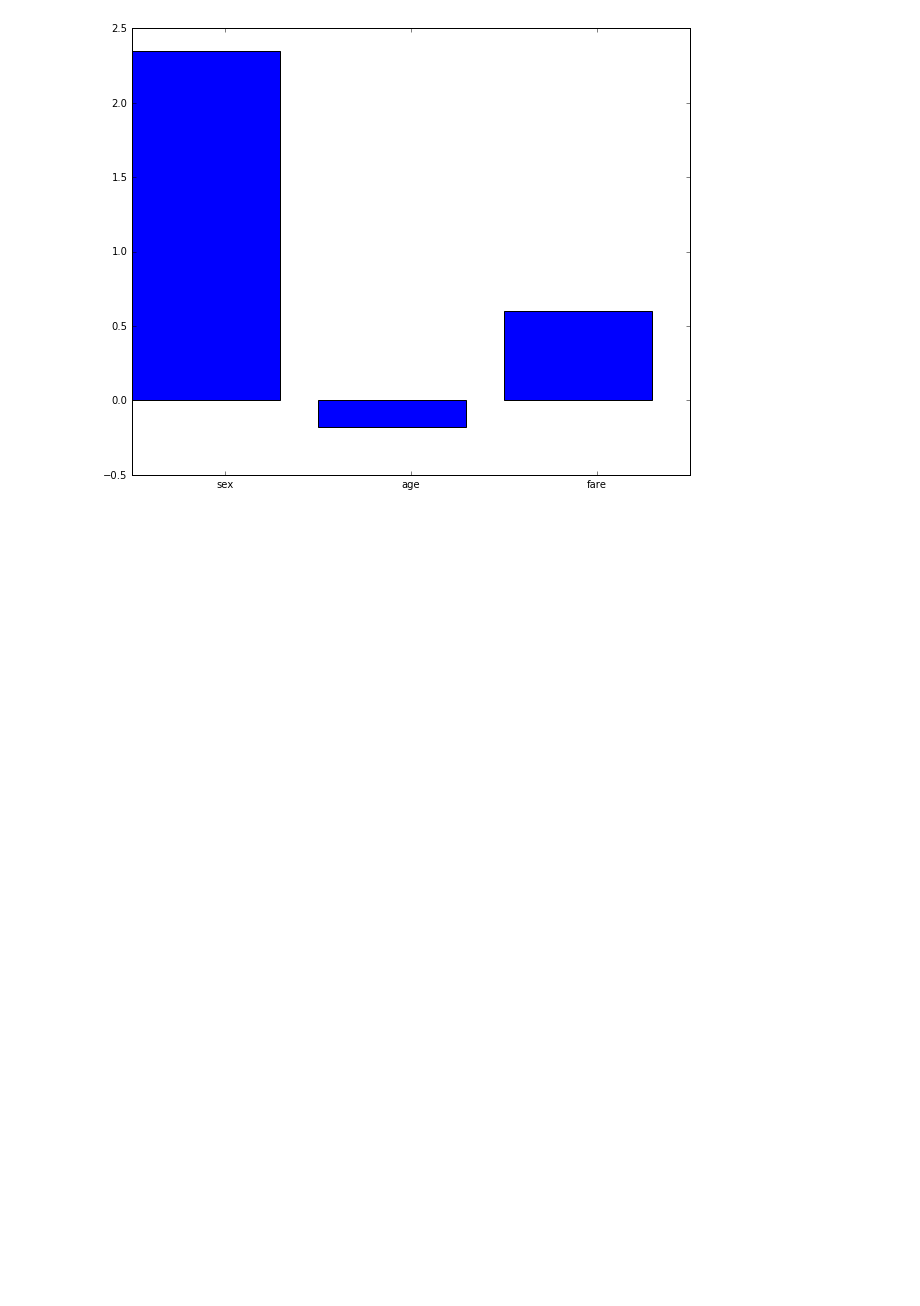
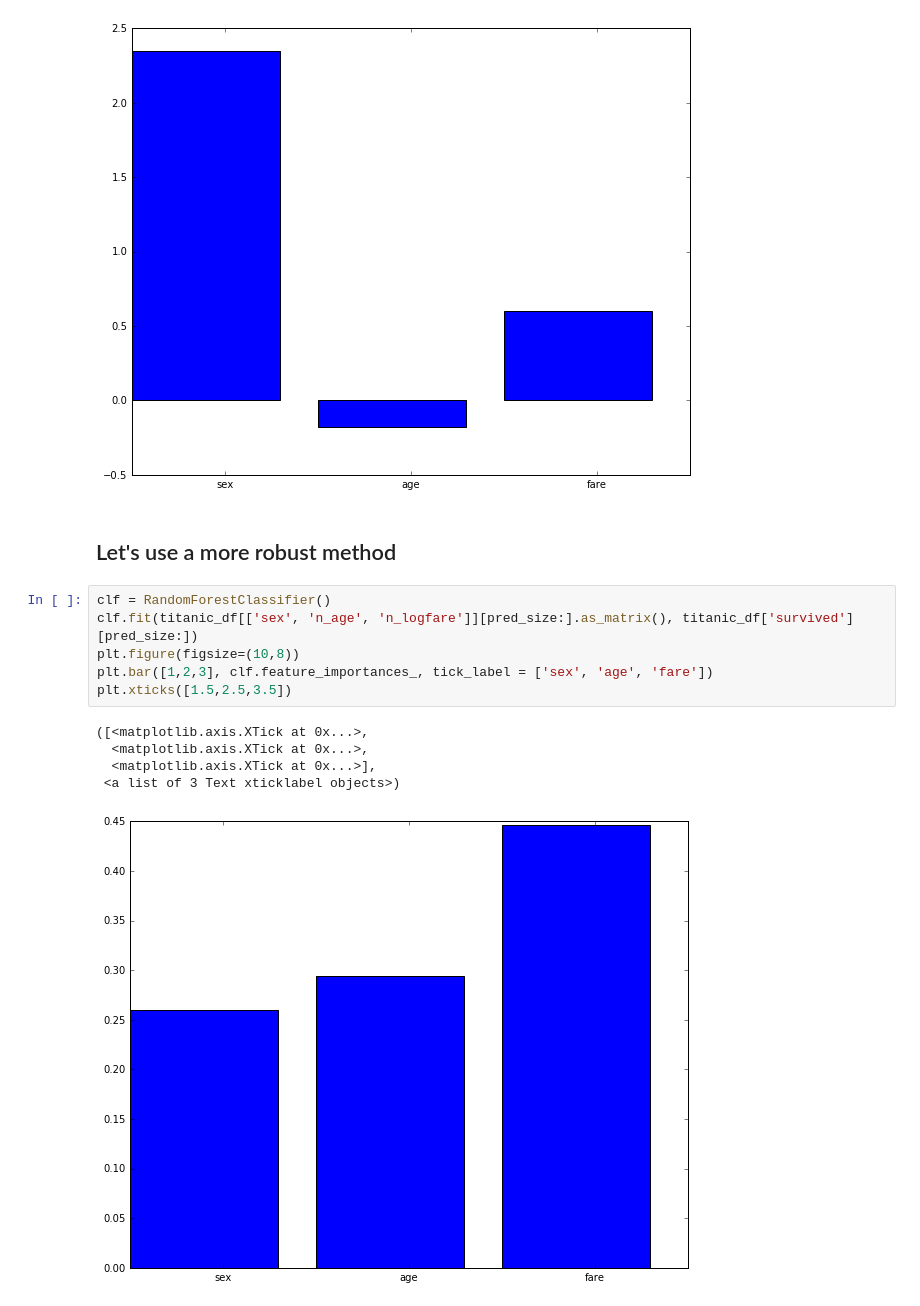
Before and after one commit to ritvikmath/jekyll-now, a Jupyter notebook: Titanic Analysis.ipynb, the cells around one changed output. Saved outputs shown, nothing was run; the diff lists cells and outputs as text; blank space fills up the shorter version.

```diff
--- a/Titanic Analysis.ipynb
+++ b/Titanic Analysis.ipynb
@@ -550,3 +550,17 @@ plt.xticks([1.5,2.5,3.5])
   <matplotlib.axis.XTick at 0x...>],
  <a list of 3 Text xticklabel objects>)
 [figure]
+# %% [markdown]
+## Let's use a more robust method
+# %%
+clf = RandomForestClassifier()
+clf.fit(titanic_df[['sex', 'n_age', 'n_logfare']][pred_size:].as_matrix(), titanic_df['survived'][pred_size:])
+plt.figure(figsize=(10,8))
+plt.bar([1,2,3], clf.feature_importances_, tick_label = ['sex', 'age', 'fare'])
+plt.xticks([1.5,2.5,3.5])
+# %% [output]
+([<matplotlib.axis.XTick at 0x...>,
+  <matplotlib.axis.XTick at 0x...>,
+  <matplotlib.axis.XTick at 0x...>],
+ <a list of 3 Text xticklabel objects>)
+[figure, added]
```
Also changed, not shown: parts of 1 cell of this notebook.
